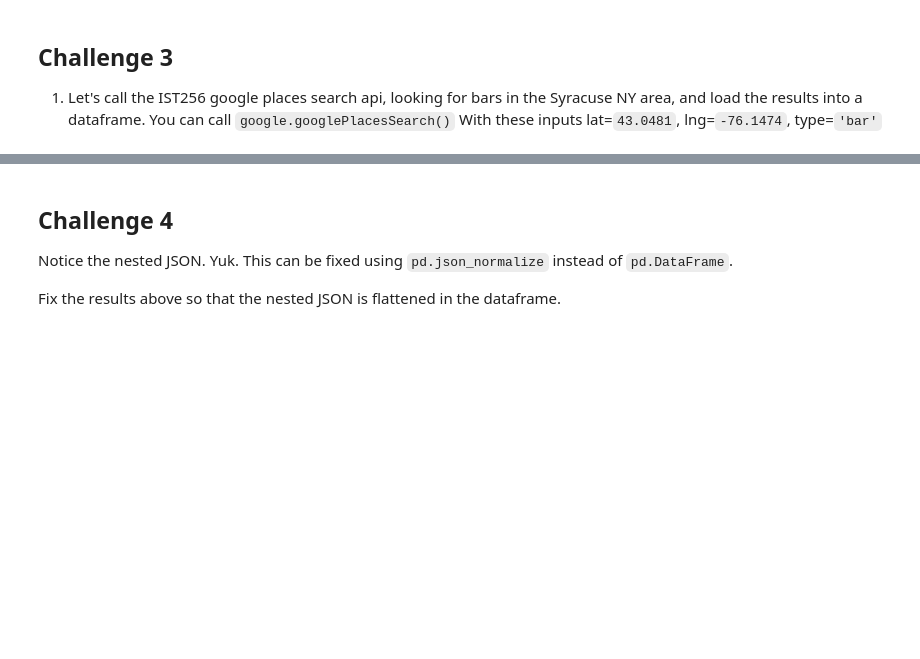
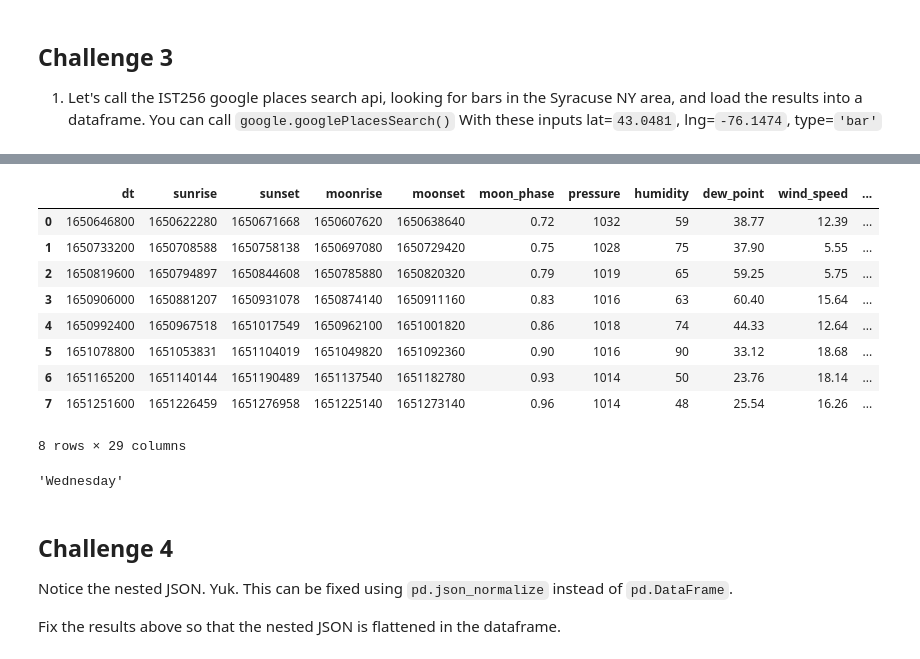
Before and after one commit to IST256/spring2022, a Jupyter notebook: lessons/12-pandas/SmallGroup-Pandas.ipynb, the cells around one changed output, grey strips where cells are left out. Cells and saved outputs as stored; diff of their text form; code cells hidden in the pictures; blank space fills up the shorter version.

```diff
--- a/lessons/12-pandas/SmallGroup-Pandas.ipynb
+++ b/lessons/12-pandas/SmallGroup-Pandas.ipynb
@@ -246,18 +230,38 @@ weather
 # %%
+import datetime
 def getweather(lat,lon):
     key = '67f9d45c32dd086df27f2b7a90370a8e' # sign up for your own key at https://openweathermap.org/
     query_string = { 'lat' : lat, 'lon': lon, 'appid' : key, 'units' : 'imperial'}
     url='https://api.openweathermap.org/data/2.5/onecall'
     response = requests.get(url, params=query_string)
     response.raise_for_status()
     #print (response.url)
     weather = response.json()
     return weather
 
 # Testing with syracuse, NY coordinates
 weather = getweather( 43.0481221, -76.1474244 )
-hourly_weather = pd.DataFrame(weather['hourly'])
+hourly_weather = pd.json_normalize(weather['daily'])
+hourly_weather['day'] = hourly_weather.apply( lambda row: datetime.datetime.fromtimestamp(row['dt']).strftime('%A'), axis=1)
 hourly_weather
+# %% [output]
+|  | dt | sunrise | sunset | moonrise | moonset | moon_phase | pressure | humidity | dew_point | wind_speed | ... |
+| 0 | 1650646800 | 1650622280 | 1650671668 | 1650607620 | 1650638640 | 0.72 | 1032 | 59 | 38.77 | 12.39 | ... |
+| 1 | 1650733200 | 1650708588 | 1650758138 | 1650697080 | 1650729420 | 0.75 | 1028 | 75 | 37.90 | 5.55 | ... |
+| 2 | 1650819600 | 1650794897 | 1650844608 | 1650785880 | 1650820320 | 0.79 | 1019 | 65 | 59.25 | 5.75 | ... |
+| 3 | 1650906000 | 1650881207 | 1650931078 | 1650874140 | 1650911160 | 0.83 | 1016 | 63 | 60.40 | 15.64 | ... |
+| 4 | 1650992400 | 1650967518 | 1651017549 | 1650962100 | 1651001820 | 0.86 | 1018 | 74 | 44.33 | 12.64 | ... |
+| 5 | 1651078800 | 1651053831 | 1651104019 | 1651049820 | 1651092360 | 0.90 | 1016 | 90 | 33.12 | 18.68 | ... |
+| 6 | 1651165200 | 1651140144 | 1651190489 | 1651137540 | 1651182780 | 0.93 | 1014 | 50 | 23.76 | 18.14 | ... |
+| 7 | 1651251600 | 1651226459 | 1651276958 | 1651225140 | 1651273140 | 0.96 | 1014 | 48 | 25.54 | 16.26 | ... |
+8 rows × 29 columns
+# %%
+sometime = 1650474000
+import datetime
+time = datetime.datetime.fromtimestamp(sometime)
+time.strftime('%A')
+# %% [output]
+'Wednesday'
 # %% [markdown]
 ## Challenge 4
 
```
Also changed, not shown: parts of 3 cells of this notebook, 1 other file.
